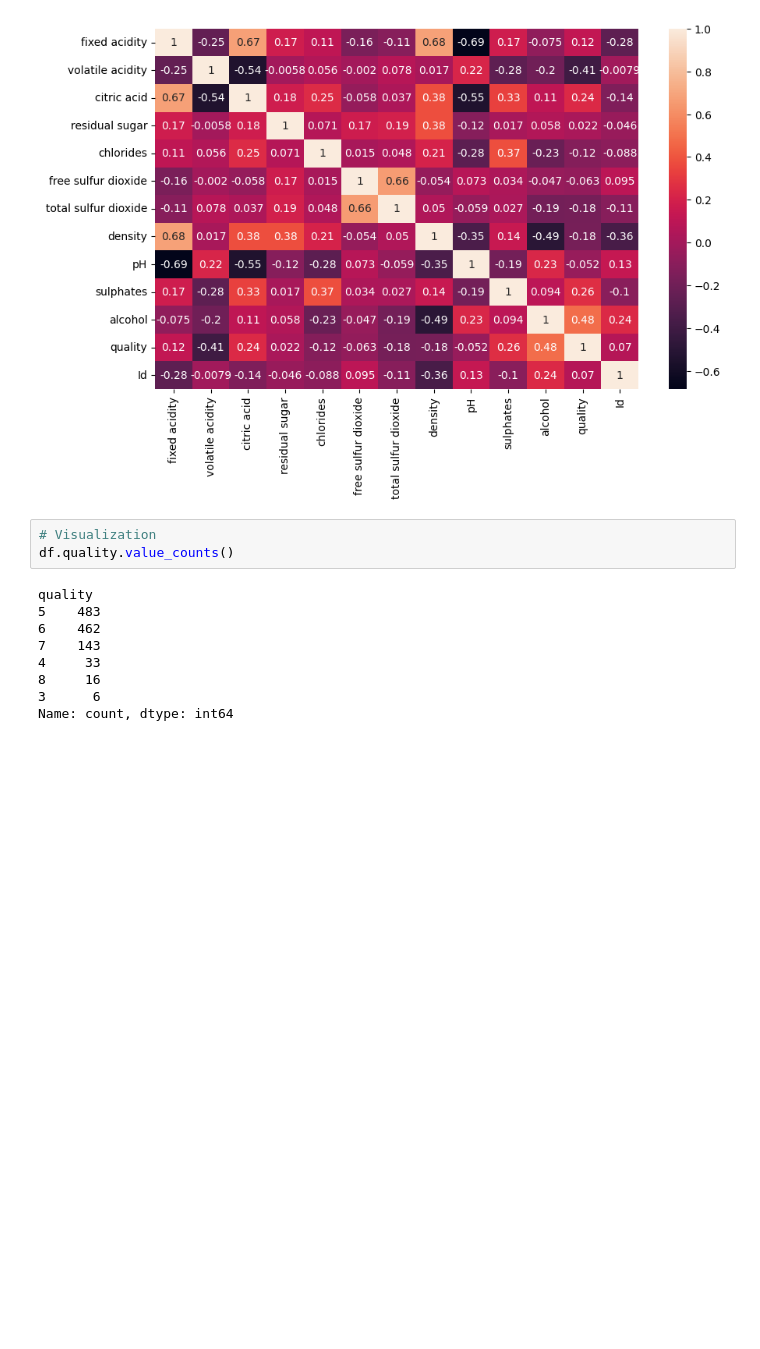
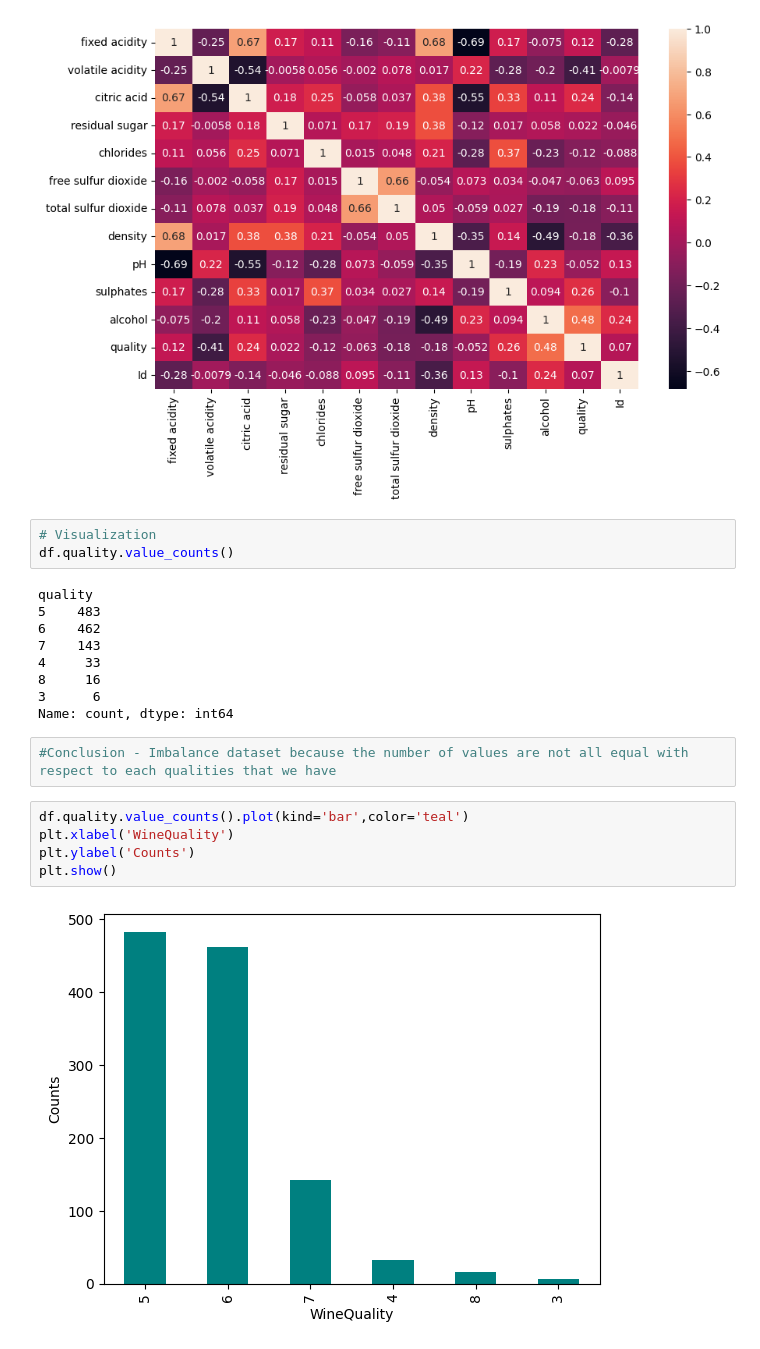
Before and after one commit to amarnath2706/Machine-Learning, a Jupyter notebook: EDA and Feature Engineering/EDA_wine.ipynb, the cells around one changed output. Saved outputs shown, nothing was run; the diff lists cells and outputs as text; blank space fills up the shorter version.

```diff
--- a/EDA and Feature Engineering/EDA_wine.ipynb
+++ b/EDA and Feature Engineering/EDA_wine.ipynb
@@ -172,3 +172,12 @@ quality
 8     16
 3      6
 Name: count, dtype: int64
+# %%
+#Conclusion - Imbalance dataset because the number of values are not all equal with respect to each qualities that we have
+# %%
+df.quality.value_counts().plot(kind='bar',color='teal')
+plt.xlabel('WineQuality')
+plt.ylabel('Counts')
+plt.show()
+# %% [output]
+[figure, added]
```
Also changed, not shown: parts of 4 cells of this notebook.
